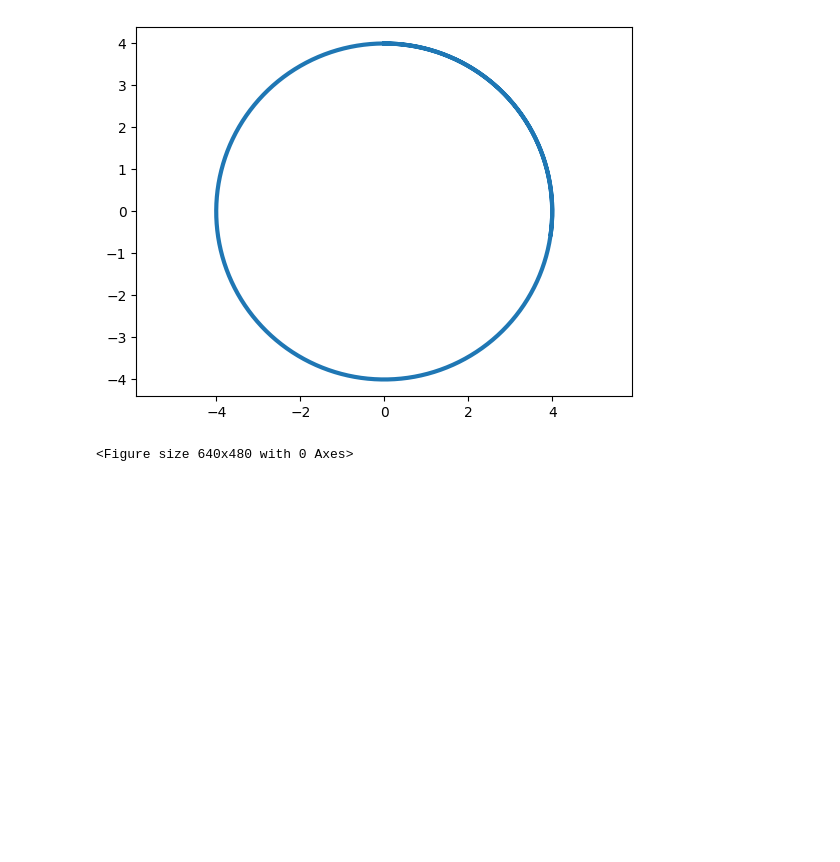
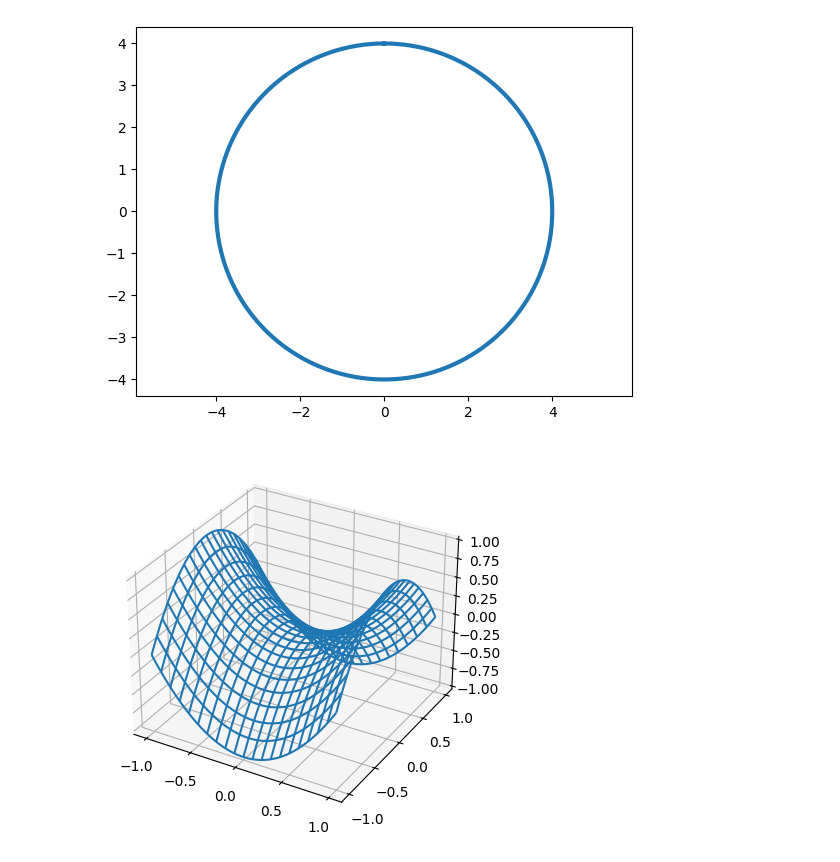
Before and after one commit to akirauruma/pycoursemipt, a Jupyter notebook: miptcourse.ipynb, the cells around one changed output. Saved outputs shown, nothing was run; the diff lists cells and outputs as text; code cells hidden in the pictures; blank space fills up the shorter version.

```diff
--- a/miptcourse.ipynb
+++ b/miptcourse.ipynb
@@ -77,11 +83,20 @@ plt.show()
 # %% [output]
 [figure]
 # %%
-ax = axes3d.Axes3D(plt.figure())
+# ax = axes3d.Axes3D(plt.figure())
+# i = np.arange(-1, 1, 0.01)
+# X, Y = np.meshgrid(i, i)
+# Z = X ** 2 - Y ** 2
+# ax.plot_wireframe(X, Y, Z, rstride = 10, cstride = 10)
+# plt.show()
+
+ax = plt.subplot(111, projection = '3d')
+
 i = np.arange(-1, 1, 0.01)
 X, Y = np.meshgrid(i, i)
 Z = X ** 2 - Y ** 2
 ax.plot_wireframe(X, Y, Z, rstride = 10, cstride = 10)
+
 plt.show()
 # %% [output]
-<Figure size 640x480 with 0 Axes>
+[figure, added]
```
Also changed, not shown: parts of 5 cells of this notebook.
